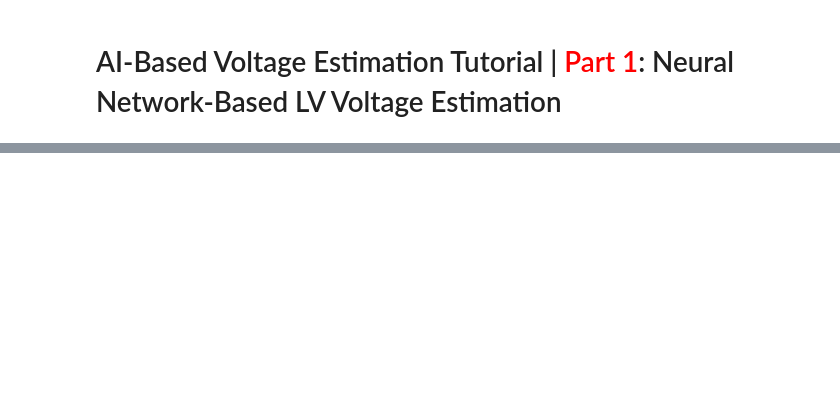
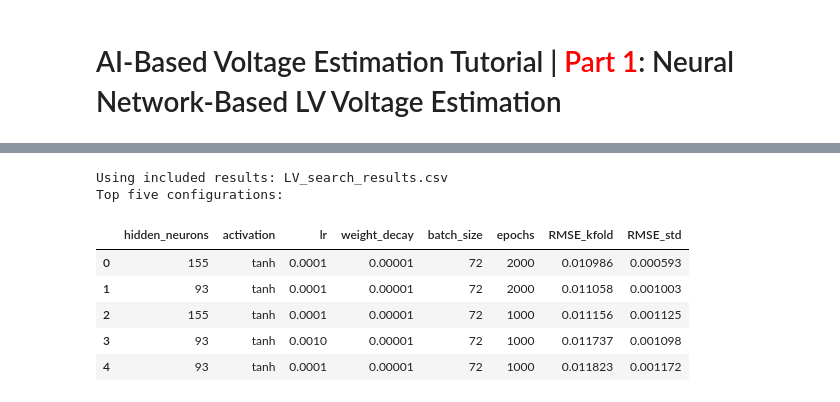
Before and after one commit to Team-Nando-Capstone/Capstone_project_2026_sem1, a Jupyter notebook: Tutorial_1_LV_Vol_Estimation/Tutorial_1_LV_Voltage_Estimation.ipynb, the cells around one changed output, grey strips where cells are left out. Drawn from its saved outputs; the diff is of its cells as text; code cells hidden in the pictures; blank space fills up the shorter version.

```diff
--- a/Tutorial_1_LV_Vol_Estimation/Tutorial_1_LV_Voltage_Estimation.ipynb
+++ b/Tutorial_1_LV_Vol_Estimation/Tutorial_1_LV_Voltage_Estimation.ipynb
@@ -1502,0 +495,69 @@ Write and run your exercise code below.
+# %%
+fold_summary = pd.DataFrame(
+    [
+        {
+            "fold": fold_number,
+            "training rows": len(training_indices),
+            "validation rows": len(validation_indices),
+            "validation range (1-based)": (
+                f"{validation_indices[0] + 1}–{validation_indices[-1] + 1}"
+            ),
+        }
+        for fold_number, (training_indices, validation_indices) in enumerate(
+            blocked_kfold_indices(len(PQ_tr), KFOLDS), start=1
+        )
+    ]
+)
+display(fold_summary)
+
+if RUN_SEARCH:
+    search_results = run_grid_search(PQ_tr, V_tr)
+    search_source = "newly calculated results"
+else:
+    result_candidates = [
+        WORKING_DIRECTORY / "LV_search_results.csv",
+        DATA_DIRECTORY.parent / "LV_search_results.csv",
+        WORKING_DIRECTORY
+        / "Tutorial_1_LV_Vol_Estimation"
+        / "LV_search_results.csv",
+    ]
+    results_path = next(
+        (path for path in result_candidates if path.is_file()),
+        result_candidates[0],
+    )
+    if not results_path.is_file():
+        raise FileNotFoundError("LV_search_results.csv was not found.")
+    search_results = pd.read_csv(results_path)
+    search_source = f"included results: {results_path.name}"
+
+search_results = search_results.sort_values("RMSE_kfold").reset_index(drop=True)
+columns_to_show = [
+    "hidden_neurons",
+    "activation",
+    "lr",
+    "weight_decay",
+    "batch_size",
+    "epochs",
+    "RMSE_kfold",
+    "RMSE_std",
+]
+
+print(f"Using {search_source}")
+print("Top five configurations:")
+display(search_results[columns_to_show].head(5).round(6))
+
+best_row = search_results.iloc[0]
+best_config = {
+    "hidden_neurons": int(best_row["hidden_neurons"]),
+    "activation": str(best_row["activation"]),
+    "lr": float(best_row["lr"]),
+    "weight_decay": float(best_row["weight_decay"]),
+    "batch_size": int(best_row["batch_size"]),
+    "epochs": int(best_row["epochs"]),
+}
+
+print("Selected configuration:")
+for name, value in best_config.items():
+    print(f"  {name}: {value}")
+print(f"Mean blocked K-fold RMSE: {best_row['RMSE_kfold']:.6f} V")
+# %% [output]
@@ -1502,0 +568,8 @@ Write and run your exercise code below.
+Using included results: LV_search_results.csv
+Top five configurations:
+|  | hidden_neurons | activation | lr | weight_decay | batch_size | epochs | RMSE_kfold | RMSE_std |
+| 0 | 155 | tanh | 0.0001 | 0.00001 | 72 | 2000 | 0.010986 | 0.000593 |
+| 1 | 93 | tanh | 0.0001 | 0.00001 | 72 | 2000 | 0.011058 | 0.001003 |
+| 2 | 155 | tanh | 0.0001 | 0.00001 | 72 | 1000 | 0.011156 | 0.001125 |
+| 3 | 93 | tanh | 0.0010 | 0.00001 | 72 | 1000 | 0.011737 | 0.001098 |
+| 4 | 93 | tanh | 0.0001 | 0.00001 | 72 | 1000 | 0.011823 | 0.001172 |
```
Also changed, not shown: parts of 92 cells of this notebook.
